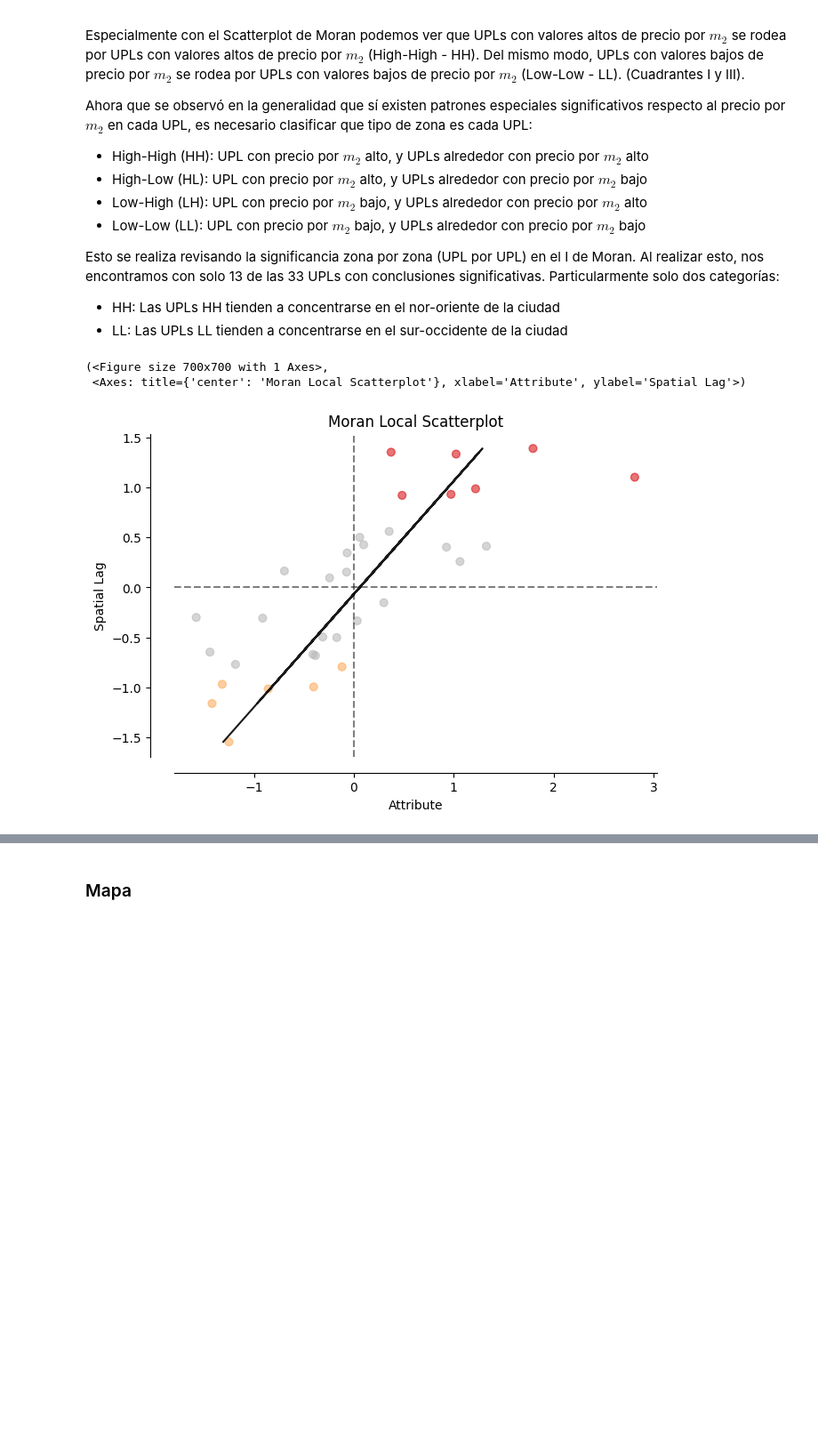
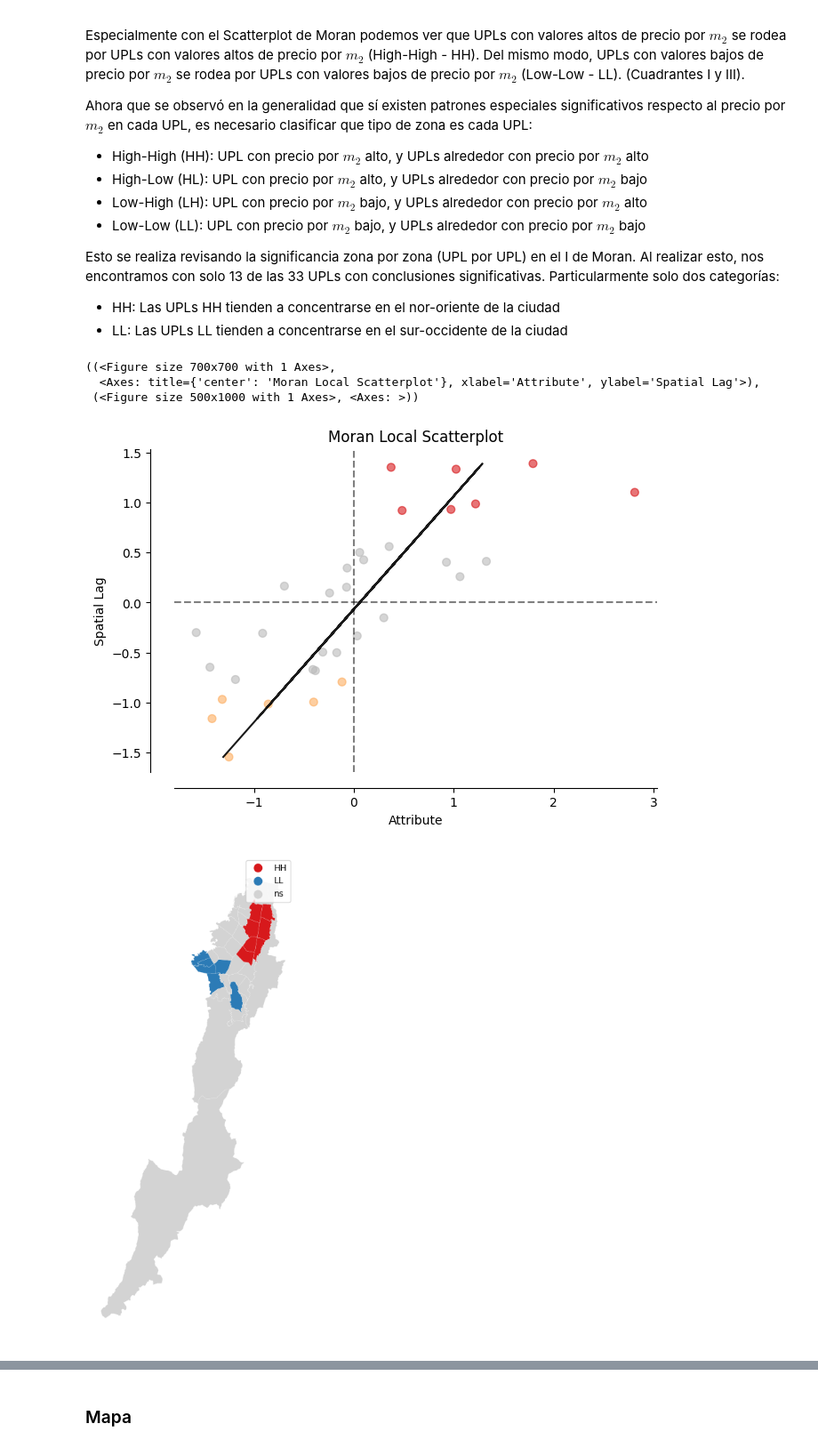
Before and after one commit to SantiGonzalezz/habi_prueba_data_science, a Jupyter notebook: Prueba_Data_Science_Santi.ipynb, the cells around one changed output, grey strips where cells are left out. Shown at 89% size. Drawn from its saved outputs; the diff is of its cells as text; code cells hidden in the pictures; blank space fills up the shorter version.

```diff
--- a/Prueba_Data_Science_Santi.ipynb
+++ b/Prueba_Data_Science_Santi.ipynb
@@ -203,7 +203,7 @@ df_inmuebles = pd.read_csv('Data/inmuebles_full.csv')
 df_inmuebles['geometry'] = gpd.points_from_xy(x=df_inmuebles['longitud'], y=df_inmuebles['latitud'])
 
 # Create a new variable precio por m2
-df_inmuebles['precio_m2'] = df_inmuebles['precio'] / df_inmuebles['area'] / 1000000
+df_inmuebles['precio_m2'] = df_inmuebles['precio'] / df_inmuebles['area']
 
 # Drop useless columns
 df_inmuebles.drop(['latitud', 'longitud'], axis=1, inplace=True)
@@ -505,6 +503,7 @@ Escriba aquí su código. De ser necesario, puede agregar más celdas.
 
 Para la primera iteración, se calcula simplemente el precio promedio del metro cuadrado de los inmuebles dentro de esa UPL
 # %%
+# Statistics of inmuebles per upl
 df_precio_upl = df_inmuebles.groupby(['codigo_upl']).agg(
     mean_precio = ('precio', 'mean'),
     median_precio = ('precio', 'median'),
@@ -515,8 +514,11 @@ df_precio_upl = df_inmuebles.groupby(['codigo_upl']).agg(
     count = ('id', 'count')
 ).reset_index().sort_values(by='mean_precio_m2', ascending=False)
 
+# Ease interpretation setting prices in millions
 df_precio_upl['mean_precio'] = df_precio_upl['mean_precio'] / 1000000
 df_precio_upl['median_precio'] = df_precio_upl['median_precio'] / 1000000
+df_precio_upl['mean_precio_m2'] = df_precio_upl['mean_precio_m2'] / 1000000
+df_precio_upl['median_precio_m2'] = df_precio_upl['median_precio_m2'] / 1000000
 
 # Complete the information of the UPL to graph it
 df_precio_upl =pd.merge(
@@ -654,8 +658,15 @@ Esto se realiza revisando la significancia zona por zona (UPL por UPL) en el I d
 - HH: Las UPLs HH tienden a concentrarse en el nor-oriente de la ciudad
 - LL: Las UPLs LL tienden a concentrarse en el sur-occidente de la ciudad
 # %%
-moran_scatterplot(moran_local, p=0.05)
+moran_scatterplot(moran_local, p=0.05), lisa_cluster(
+    moran_loc=moran_local,
+    gdf=df_precio_upl,
+    p=0.05,
+    figsize=(5, 10),
+)
 # %% [output]
-(<Figure size 700x700 with 1 Axes>,
- <Axes: title={'center': 'Moran Local Scatterplot'}, xlabel='Attribute', ylabel='Spatial Lag'>)
+((<Figure size 700x700 with 1 Axes>,
+  <Axes: title={'center': 'Moran Local Scatterplot'}, xlabel='Attribute', ylabel='Spatial Lag'>),
+ (<Figure size 500x1000 with 1 Axes>, <Axes: >))
 [figure]
+[figure, added]
```
Also changed, not shown: parts of 19 cells of this notebook, 2 other files.
